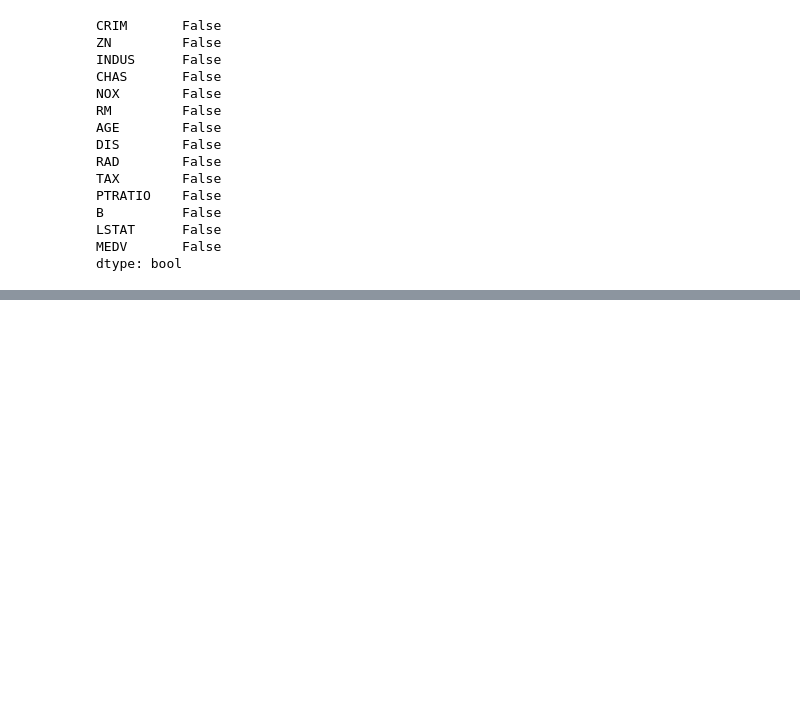
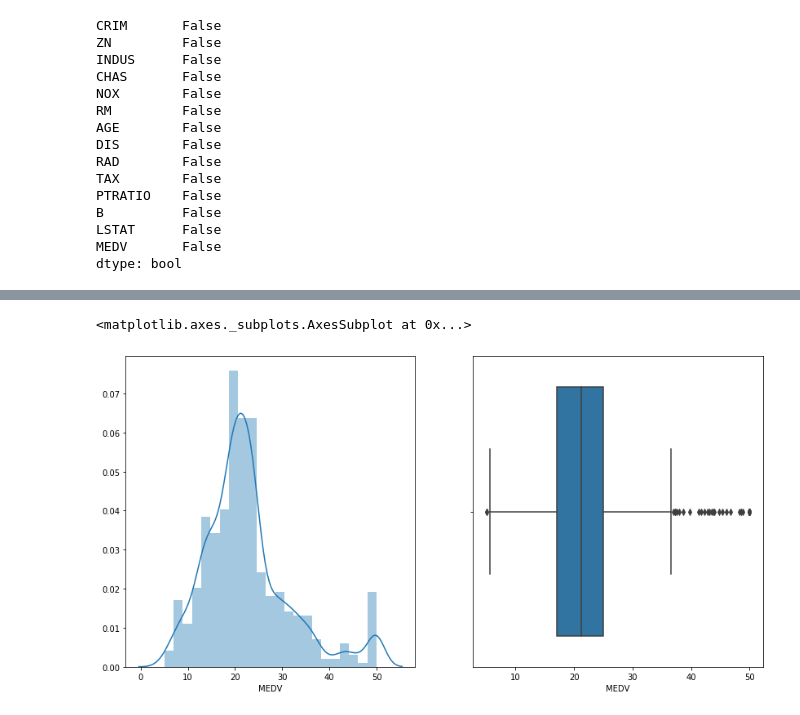
Before and after one commit to tuxmania87/AIRepo, a Jupyter notebook: classification-notebooks/Boston House Prices.ipynb, the cells around one changed output, grey strips where cells are left out. Drawn from its saved outputs; the diff is of its cells as text; code cells hidden in the pictures; blank space fills up the shorter version.

```diff
--- a/classification-notebooks/Boston House Prices.ipynb
+++ b/classification-notebooks/Boston House Prices.ipynb
@@ -360,0 +100,11 @@ mean_absolute_error(y_test,real_pred)
+# %%
+plt.figure(figsize=(14, 7))
+
+ax = plt.subplot(121)
+sns.distplot(df["MEDV"], ax=ax)
+
+ax = plt.subplot(122)
+sns.boxplot(df["MEDV"],ax=ax)
+# %% [output]
+<matplotlib.axes._subplots.AxesSubplot at 0x...>
+[figure, added]
```
Also changed, not shown: parts of 52 cells of this notebook.
